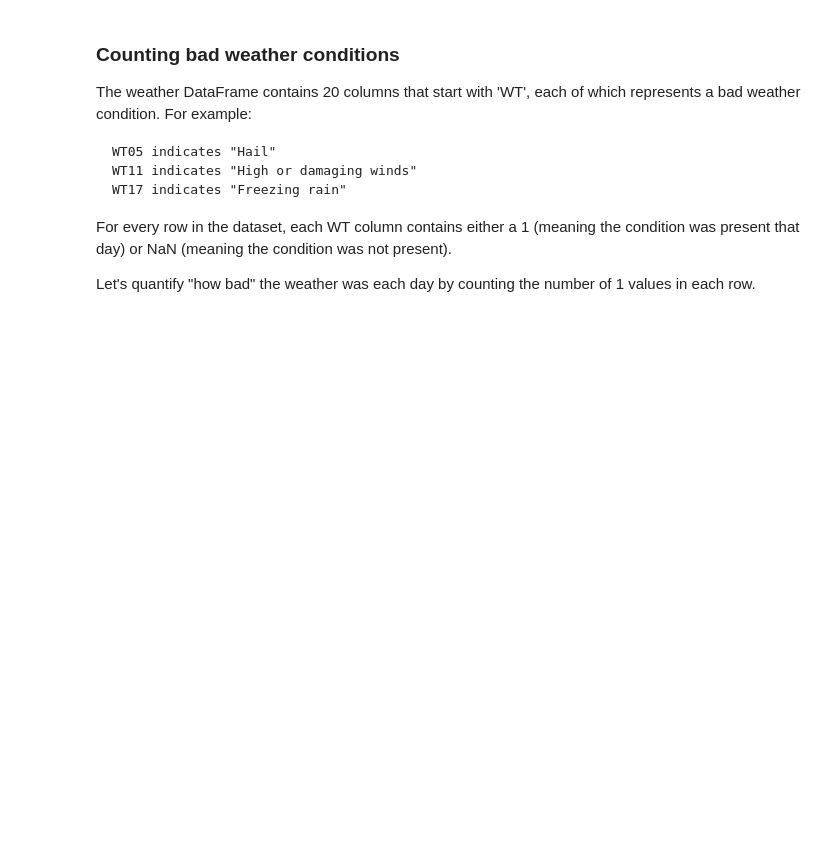
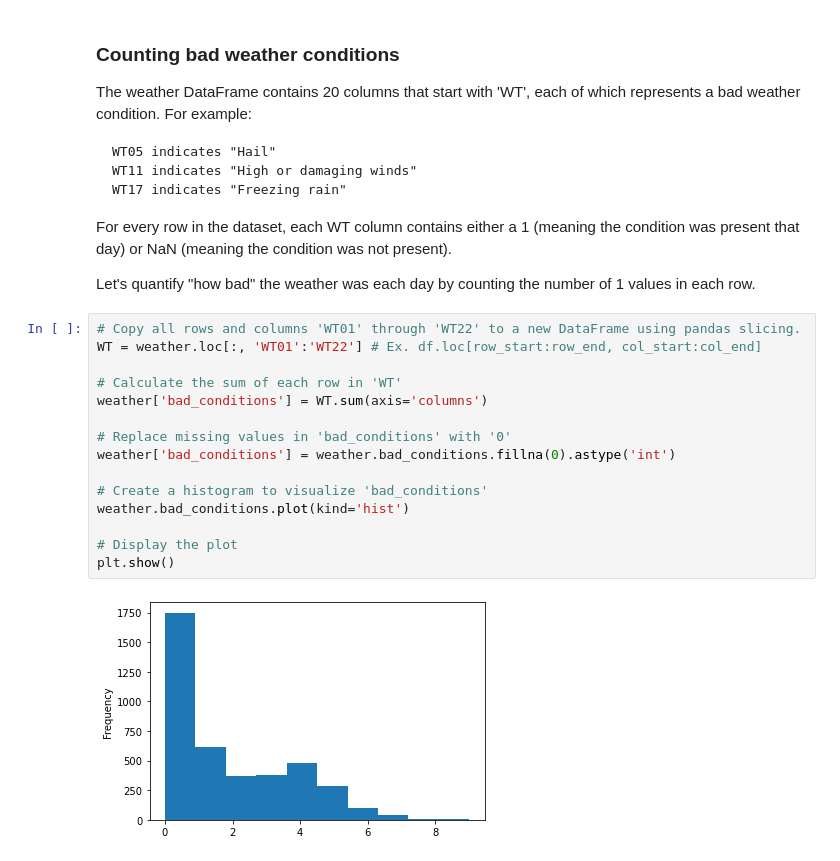
Before and after one commit to harrystaley/DataCamp, a Jupyter notebook: courses/Analyzing Police Activity with pandas/4 Analyzing the effect of weather on policing.ipynb, the cells around one changed output. Saved outputs shown, nothing was run; the diff lists cells and outputs as text; blank space fills up the shorter version.

Commit message:
completed Analysis of Police Arrest Data

```diff
--- a/courses/Analyzing Police Activity with pandas/4 Analyzing the effect of weather on policing.ipynb
+++ b/courses/Analyzing Police Activity with pandas/4 Analyzing the effect of weather on policing.ipynb
@@ -102,3 +102,20 @@ The weather DataFrame contains 20 columns that start with 'WT', each of which re
 For every row in the dataset, each WT column contains either a 1 (meaning the condition was present that day) or NaN (meaning the condition was not present).
 
 Let's quantify "how bad" the weather was each day by counting the number of 1 values in each row.
+# %%
+# Copy all rows and columns 'WT01' through 'WT22' to a new DataFrame using pandas slicing.
+WT = weather.loc[:, 'WT01':'WT22'] # Ex. df.loc[row_start:row_end, col_start:col_end]
+
+# Calculate the sum of each row in 'WT'
+weather['bad_conditions'] = WT.sum(axis='columns')
+
+# Replace missing values in 'bad_conditions' with '0'
+weather['bad_conditions'] = weather.bad_conditions.fillna(0).astype('int')
+
+# Create a histogram to visualize 'bad_conditions'
+weather.bad_conditions.plot(kind='hist')
+
+# Display the plot
+plt.show()
+# %% [output]
+[figure, added]
```
Also changed, not shown: parts of 18 cells of this notebook.
